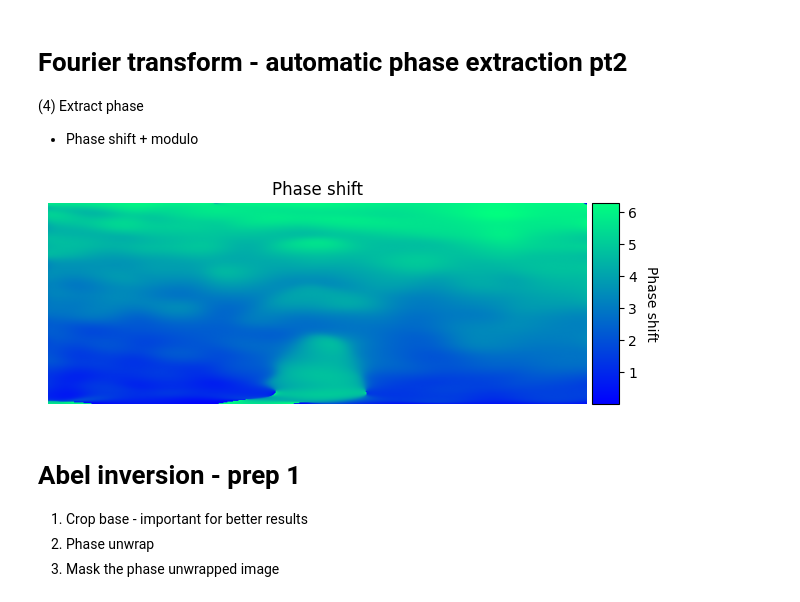
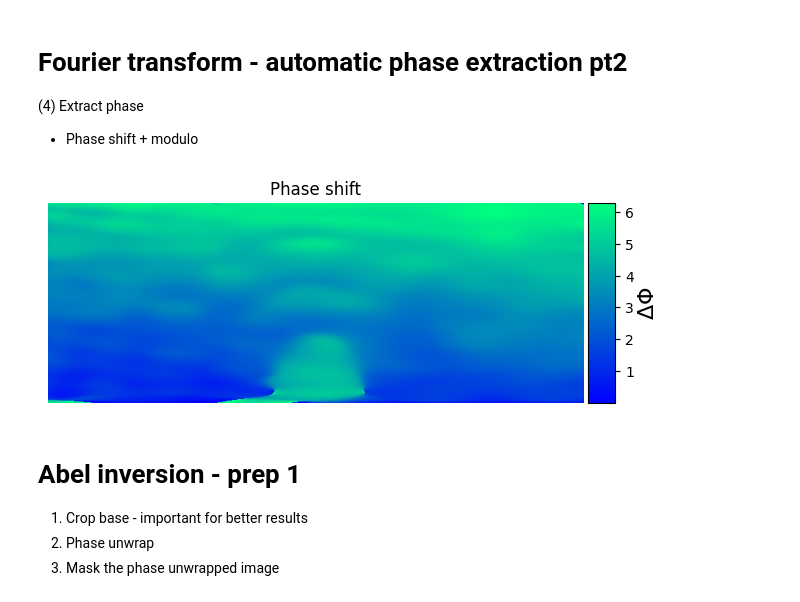
Before and after one commit to josef-codes/Abel-inversion, a Jupyter notebook: src/Phase_shift_extraction_automated.ipynb, the cells around one changed output. Saved outputs shown, nothing was run; the diff lists cells and outputs as text; code cells hidden in the pictures.

```diff
--- a/src/Phase_shift_extraction_automated.ipynb
+++ b/src/Phase_shift_extraction_automated.ipynb
@@ -235,11 +235,11 @@ fig = global_functions_im.plot_image(phase_map_ref, title='Phase reference', cma
 # %%
 phase_shift = phase_map_ref - phase_map_im
 phase_shift = np.mod(phase_shift, 2 * np.pi) # modulo 2pi
 
-fig = global_functions_im.plot_image(phase_shift, title='Phase shift', cmap='winter',colorbar_label='Phase shift') # arctic
+fig = global_functions_im.plot_image(phase_shift, title='Phase shift', cmap='winter',colorbar_label='$\Delta\Phi$') # arctic
 # global_utils.save_plot_as_png(r'C:\Users\User\z\Desktop\WUT\Diplomka\ZPRACOVÁNÍ\Data testing\processing_project\Abel-inversion\output\phaseshift_a100_b15_sgm_1.png', fig)
 # %% [output]
-[figure, old version]
+[figure, new version]
 # %% [markdown]
 # Abel inversion - prep 1
 1. Crop base - important for better results
```
Also changed, not shown: parts of 7 cells of this notebook, 3 other files.
